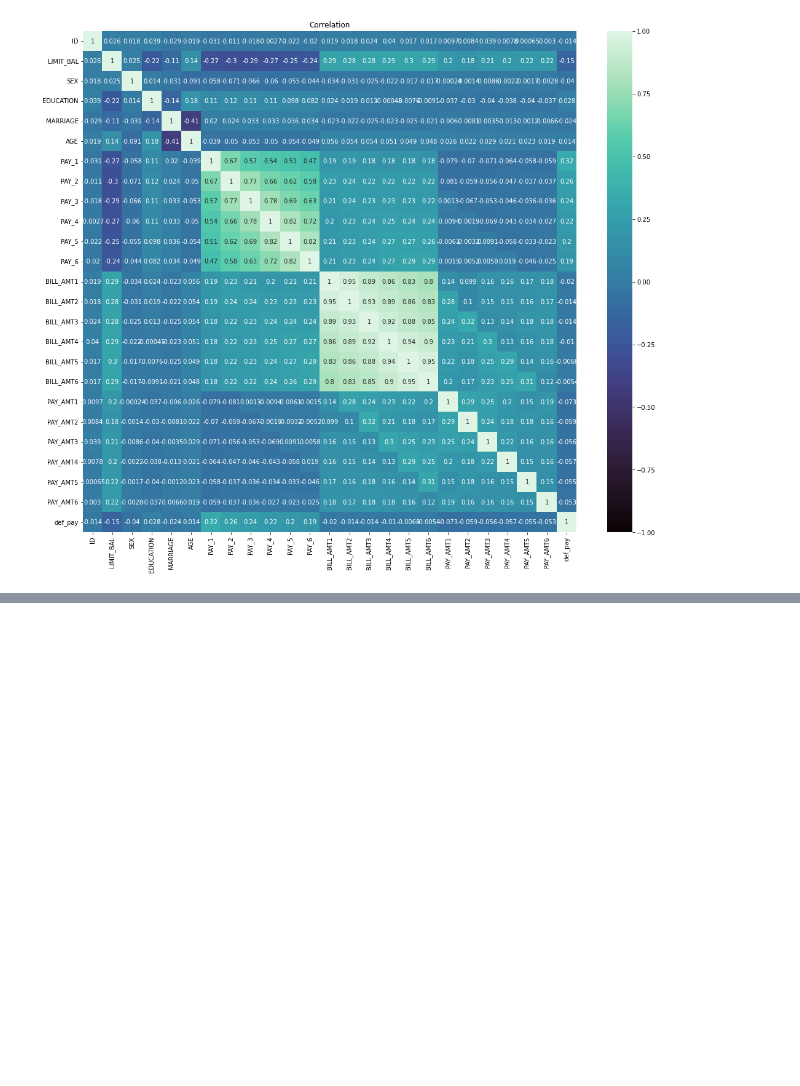
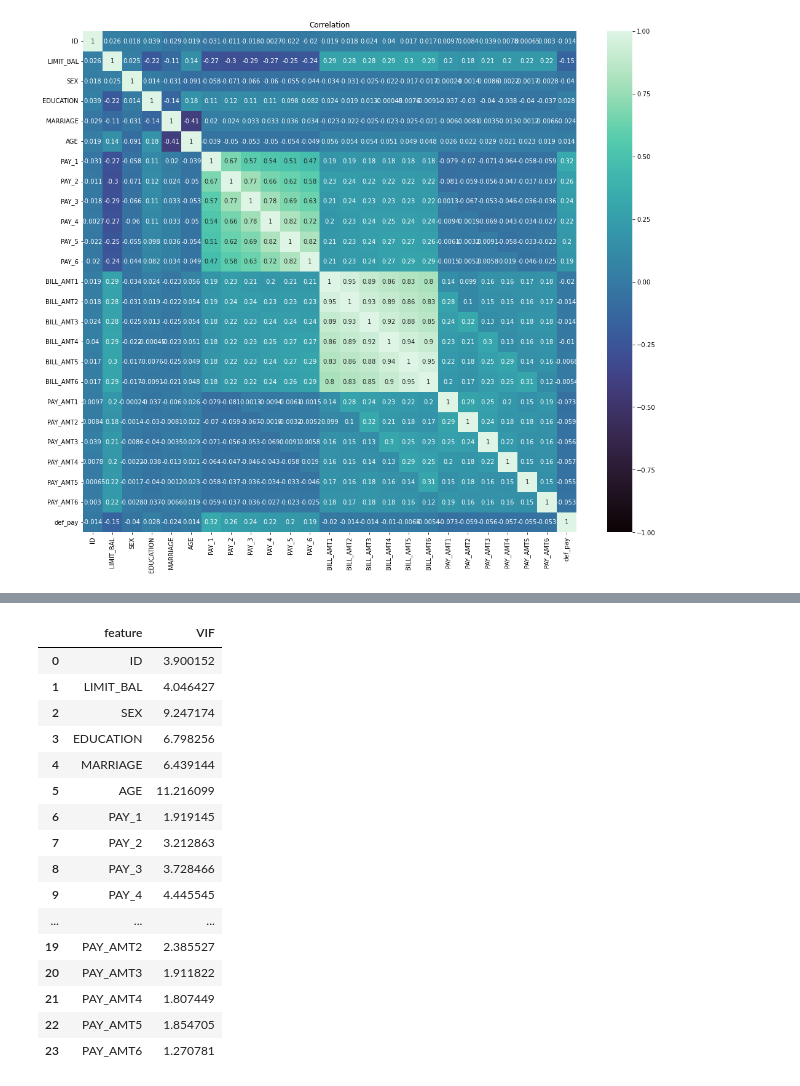
Before and after one commit to Naveen-3430/Regression, a Jupyter notebook: credit_card.ipynb, the cells around one changed output, grey strips where cells are left out. Cells and saved outputs as stored; diff of their text form; code cells hidden in the pictures; blank space fills up the shorter version.

```diff
--- a/credit_card.ipynb
+++ b/credit_card.ipynb
@@ -257,0 +298,29 @@ plt.show()
+# %%
+cc_df_vif = cc_df.drop(columns='def_pay')
+# %%
+vif_data = pd.DataFrame()
+vif_data["feature"] = cc_df_vif.columns
+vif_data["VIF"] = [variance_inflation_factor(cc_df_vif.values, i) for i in range(len(cc_df_vif.columns))]
+# %%
+vif_data
+"""
+Sex, Age, Bill_amt1, Bill_amt2, Bill_amt3, Bill_amt4, Bill_amt5, Bill_amt6 are highly co-related
+"""
+# %% [output]
+|  | feature | VIF |
+| 0 | ID | 3.900152 |
+| 1 | LIMIT_BAL | 4.046427 |
+| 2 | SEX | 9.247174 |
+| 3 | EDUCATION | 6.798256 |
+| 4 | MARRIAGE | 6.439144 |
+| 5 | AGE | 11.216099 |
+| 6 | PAY_1 | 1.919145 |
+| 7 | PAY_2 | 3.212863 |
+| 8 | PAY_3 | 3.728466 |
+| 9 | PAY_4 | 4.445545 |
+| ... | ... | ... |
+| 19 | PAY_AMT2 | 2.385527 |
+| 20 | PAY_AMT3 | 1.911822 |
+| 21 | PAY_AMT4 | 1.807449 |
+| 22 | PAY_AMT5 | 1.854705 |
+| 23 | PAY_AMT6 | 1.270781 |
```
Also changed, not shown: parts of 12 cells of this notebook.
